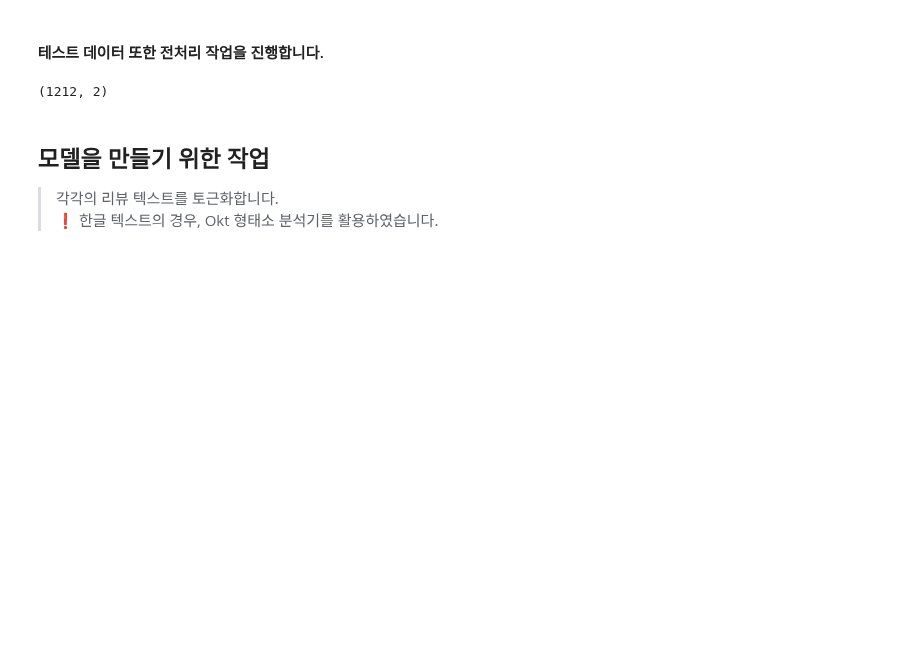
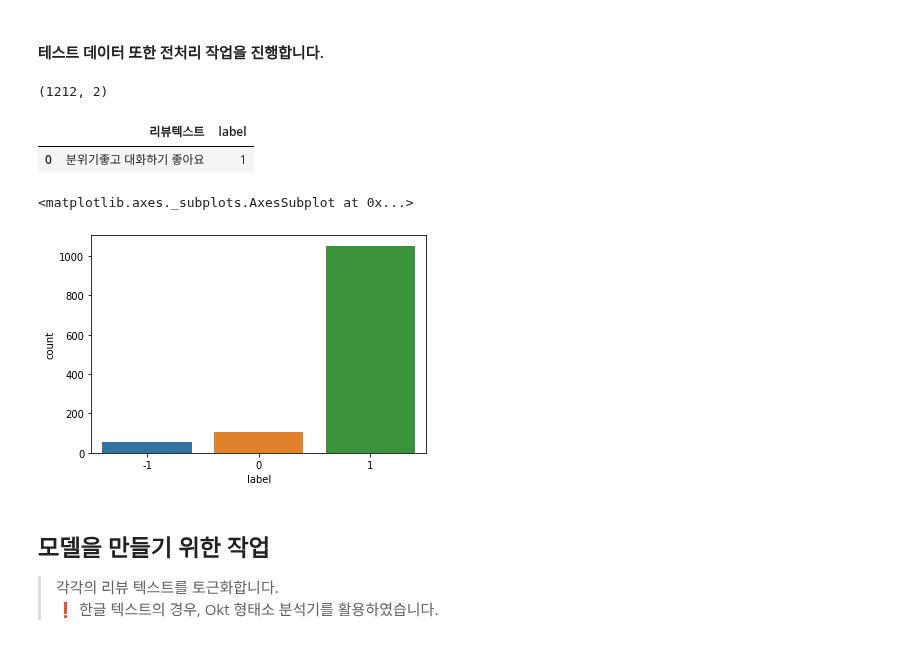
Before and after one commit to 00150/Practice-anything...., a Jupyter notebook: 긍정,_보통_,부정_분류_모델(리뷰).ipynb, the cells around one changed output. Drawn from its saved outputs; the diff is of its cells as text; code cells hidden in the pictures; blank space fills up the shorter version.

```diff
--- a/긍정,_보통_,부정_분류_모델(리뷰).ipynb
+++ b/긍정,_보통_,부정_분류_모델(리뷰).ipynb
@@ -279,18 +279,15 @@ print('리뷰 길이 제3사분위: {}'.format(np.percentile(train_length,75)))
 # %%
 # 테스트를 진행할 데이터 또한 가져옵니다.
 url = '/content/drive/MyDrive/project3  file./test_df_token.csv'
-test_df = pd.read_csv(url)
-
-# label 컬럼 생성
-test_df['label'] = ""
-
+test_df = pd.read_csv(url, encoding = 'utf-8')
 
 # 리뷰텍스트의 "" 값 제거
 test_df = test_df[test_df.리뷰텍스트 !=""]
 test_df = test_df[test_df.리뷰텍스트 !='없음']
 test_df = test_df.dropna()
+
 # 컬럼 : 'Unnamed: 0' 제거.
-test_df.drop(['Unnamed: 0'], axis = 1, inplace = True)
+test_df.drop(['Unnamed: 0.1','Unnamed: 0'], axis = 1, inplace = True)
 # %%
 test_df.shape
 # %% [output]
@@ -323,3 +326,14 @@ test_df.to_csv('test_df_token.csv')
+# %%
+test_df.head(1)
+# %% [output]
+|  | 리뷰텍스트 | label |
+| 0 | 분위기좋고 대화하기 좋아요 | 1 |
+# %%
+# 테스트 데이터의 label 값들의 분포를 확인합니다.
+sns.countplot(x=test_df['label'])
+# %% [output]
+<matplotlib.axes._subplots.AxesSubplot at 0x...>
+[figure, added]
 # %% [markdown]
 ## 모델을 만들기 위한 작업
 > 각각의 리뷰 텍스트를 토근화합니다.<br>
```
Also changed, not shown: parts of 17 cells of this notebook.
